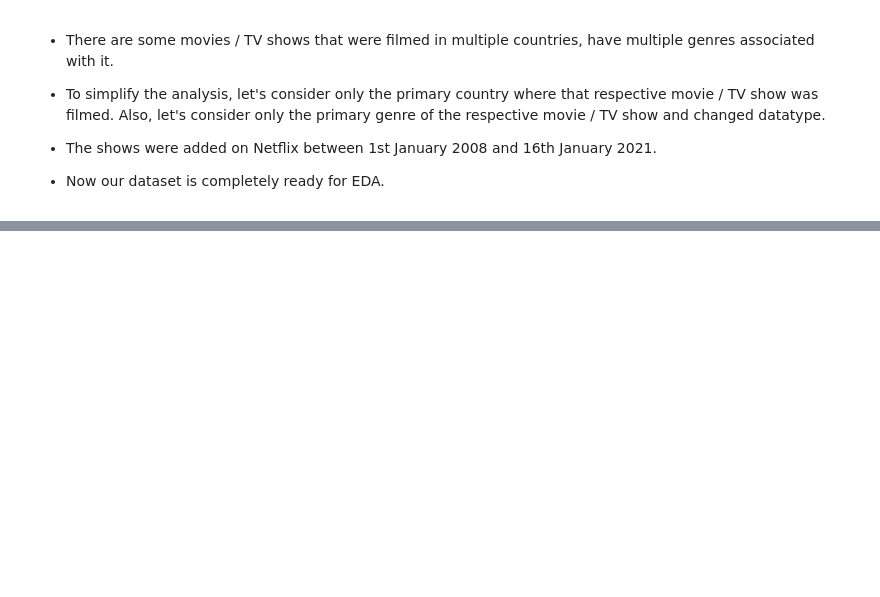
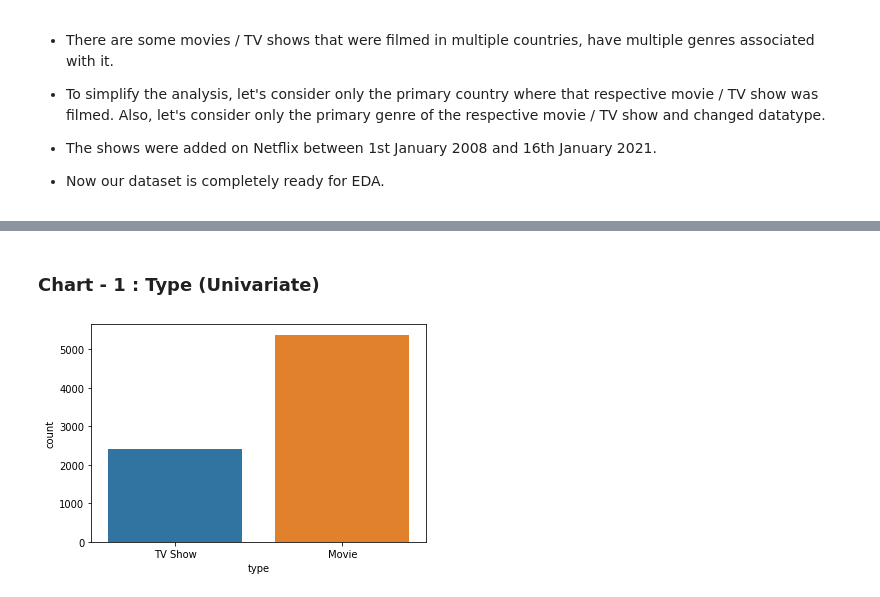
Before and after one commit to Sairindhrijena/Netflix-Movies-and-TV-Shows-Clustering, a Jupyter notebook: Netflix_Movies_and_TV_Shows_Clustering.ipynb, the cells around one changed output, grey strips where cells are left out. Drawn from its saved outputs; the diff is of its cells as text; code cells hidden in the pictures; blank space fills up the shorter version.

```diff
--- a/Netflix_Movies_and_TV_Shows_Clustering.ipynb
+++ b/Netflix_Movies_and_TV_Shows_Clustering.ipynb
@@ -497,0 +500,11 @@ memory usage: 791.0+ KB
+# %% [markdown]
+### **Chart - 1 : Type (Univariate)**
+# %%
+# Chart - 1 visualization code
+data['type'].value_counts()
+
+#countplot to visualize the number of movies and tv_shows in type column
+sns.countplot(data['type'])
+plt.show()
+# %% [output]
+[figure, added]
```
Also changed, not shown: parts of 138 cells of this notebook.
